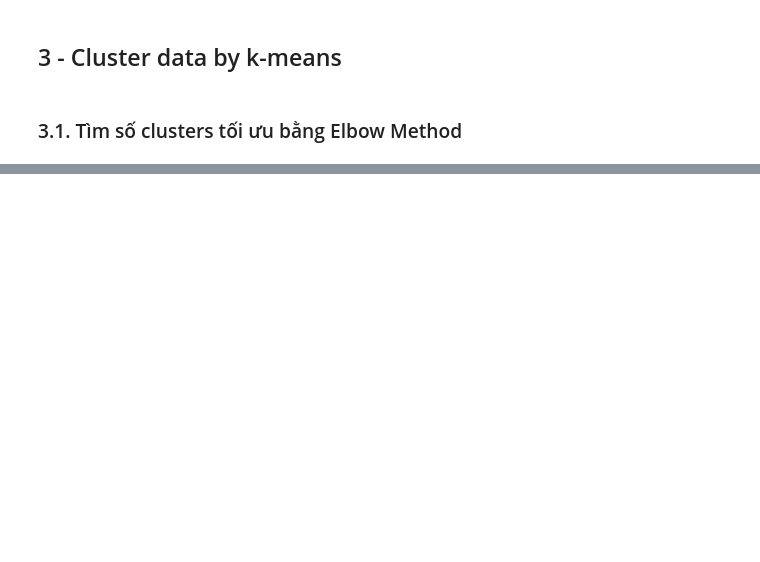
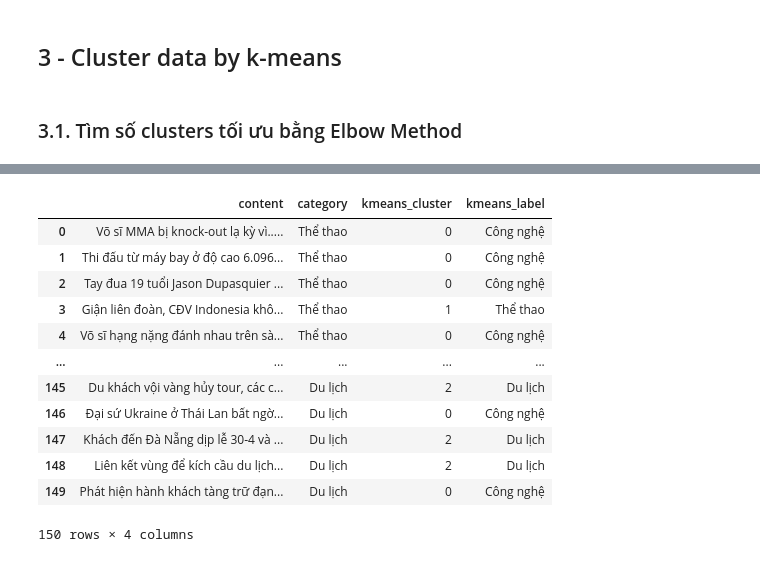
Before and after one commit to bluesky2106/python-ai, a Jupyter notebook: 06-clustering/lab02/k-means.ipynb, the cells around one changed output, grey strips where cells are left out. Drawn from its saved outputs; the diff is of its cells as text; code cells hidden in the pictures; blank space fills up the shorter version.

```diff
--- a/06-clustering/lab02/k-means.ipynb
+++ b/06-clustering/lab02/k-means.ipynb
@@ -142,0 +128,26 @@ KeyboardInterrupt:
+# %%
+def categorize(row):
+    if row["kmeans_cluster"] == 0:
+        return "Công nghệ"
+    elif row["kmeans_cluster"] == 1:
+        return "Thể thao"
+    else:
+        return "Du lịch"
+
+data["kmeans_cluster"] = y_kmeans
+data["kmeans_label"] = data.apply(lambda row: categorize(row), axis=1)
+data
+# %% [output]
+|  | content | category | kmeans_cluster | kmeans_label |
+| 0 | Võ sĩ MMA bị knock-out lạ kỳ vì..... | Thể thao | 0 | Công nghệ |
+| 1 | Thi đấu từ máy bay ở độ cao 6.096... | Thể thao | 0 | Công nghệ |
+| 2 | Tay đua 19 tuổi Jason Dupasquier ... | Thể thao | 0 | Công nghệ |
+| 3 | Giận liên đoàn, CĐV Indonesia khô... | Thể thao | 1 | Thể thao |
+| 4 | Võ sĩ hạng nặng đánh nhau trên sà... | Thể thao | 0 | Công nghệ |
+| ... | ... | ... | ... | ... |
+| 145 | Du khách vội vàng hủy tour, các c... | Du lịch | 2 | Du lịch |
+| 146 | Đại sứ Ukraine ở Thái Lan bất ngờ... | Du lịch | 0 | Công nghệ |
+| 147 | Khách đến Đà Nẵng dịp lễ 30-4 và ... | Du lịch | 2 | Du lịch |
+| 148 | Liên kết vùng để kích cầu du lịch... | Du lịch | 2 | Du lịch |
+| 149 | Phát hiện hành khách tàng trữ đạn... | Du lịch | 0 | Công nghệ |
+150 rows × 4 columns
```
Also changed, not shown: parts of 14 cells of this notebook, 3 other files.
